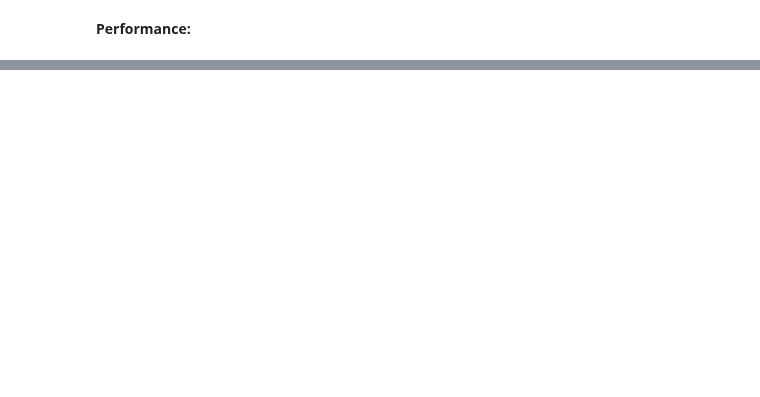
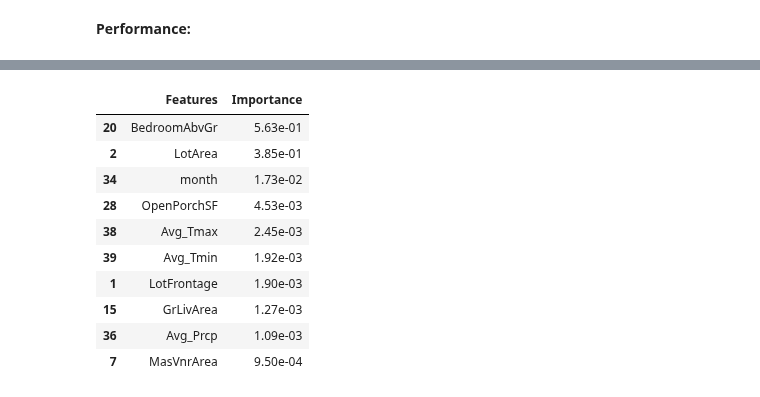
Before and after one commit to AlfredMtz/Springboard, a Jupyter notebook: Ames_project/amesproject.ipynb, the cells around one changed output, grey strips where cells are left out. Saved outputs shown, nothing was run; the diff lists cells and outputs as text; code cells hidden in the pictures; blank space fills up the shorter version.

```diff
--- a/Ames_project/amesproject.ipynb
+++ b/Ames_project/amesproject.ipynb
@@ -252,0 +270,17 @@ Variance score: 0.83
+# %%
+rfr_bp = rfr_grid.best_estimator_.fit(X_train, y_train)
+result = pd.DataFrame(list(zip(X_train.columns,  rfr_bp.feature_importances_)), columns=['Features', 'Importance'])
+results = result.sort_values('Importance', ascending=False)
+results.head(10)
+# %% [output]
+|  | Features | Importance |
+| 20 | BedroomAbvGr | 5.63e-01 |
+| 2 | LotArea | 3.85e-01 |
+| 34 | month | 1.73e-02 |
+| 28 | OpenPorchSF | 4.53e-03 |
+| 38 | Avg_Tmax | 2.45e-03 |
+| 39 | Avg_Tmin | 1.92e-03 |
+| 1 | LotFrontage | 1.90e-03 |
+| 15 | GrLivArea | 1.27e-03 |
+| 36 | Avg_Prcp | 1.09e-03 |
+| 7 | MasVnrArea | 9.50e-04 |
```
Also changed, not shown: parts of 7 cells of this notebook.
